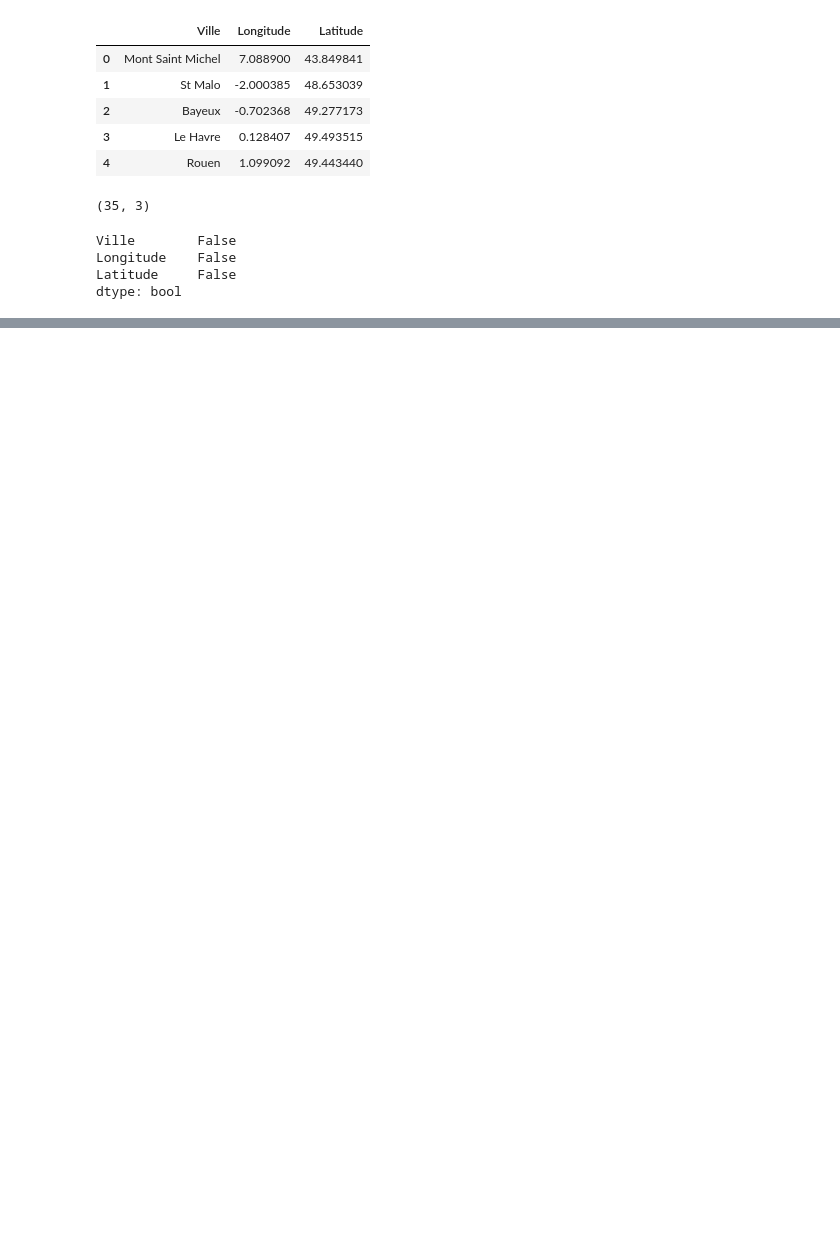
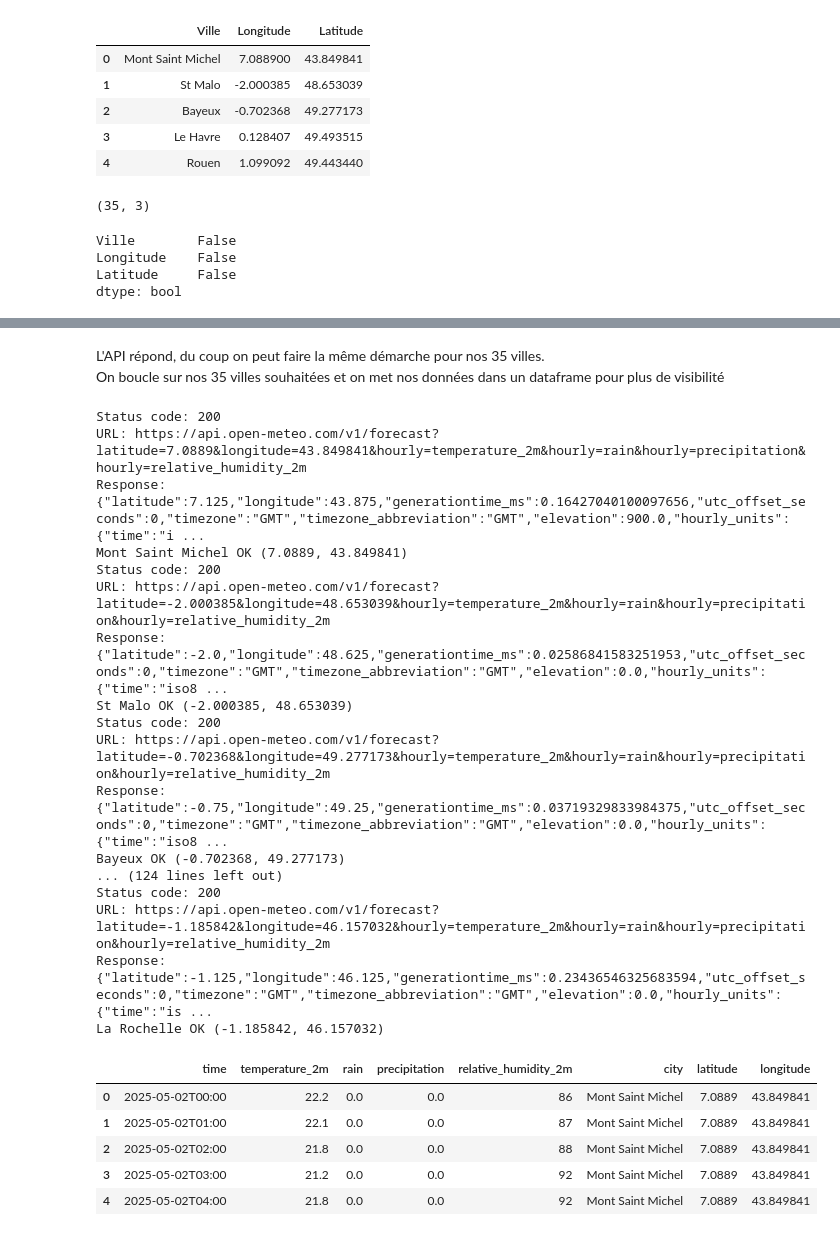
Before and after one commit to datA-jed/Projet-Kayak, a Jupyter notebook: plan_your_trip_with_kayak.ipynb, the cells around one changed output, grey strips where cells are left out. Drawn from its saved outputs; the diff is of its cells as text; code cells hidden in the pictures; blank space fills up the shorter version.

Commit message:
MAJ meteo infos

```diff
--- a/plan_your_trip_with_kayak.ipynb
+++ b/plan_your_trip_with_kayak.ipynb
@@ -160,16 +160,0 @@ fig.show()
-# %%
-base_weather_url = 'https://api.openweathermap.org/data/2.5/onecall?'
-
-def get_weather(lat, lon):
-    params = {
-        'lat': lat,
-        'lon': lon,
-        os.environ['appid']: os.getenv('appid'),
-        'units': 'metric',
-        'exclude':['current','minutely','hourly','alerts']
-    }
-
-    response = requests.get(base_weather_url, params=params)
-    return response.json() if response.status_code == 200 else None
-
-print(response.json())
@@ -184,0 +193,52 @@ None
+# %% [markdown]
+L'API répond, du coup on peut faire la même démarche pour nos 35 villes.\
+On boucle sur nos 35 villes souhaitées et on met nos données dans un dataframe pour plus de visibilité
+# %%
+def json_to_df(weather_data, city, lat, lon):
+    if weather_data and "hourly" in weather_data:
+        df = pd.DataFrame(weather_data["hourly"])
+        df["city"] = city
+        df["latitude"] = lat
+        df["longitude"] = lon
+        return df
+    else:
+        return pd.DataFrame()  # DataFrame vide
+
+# Génération du DataFrame final
+df_final = pd.DataFrame()
+
+for city in villes:
+    lat, lon = get_coordinates(city)
+    if lat is not None and lon is not None:
+        weather_data = get_weather(lat, lon)
+        df_city = json_to_df(weather_data, city, lat, lon)
+        df_final = pd.concat([df_final, df_city], ignore_index=True)
+        print(f"{city} OK ({lat}, {lon})")
+
+
+df_final.reset_index(drop=True, inplace=True)
+df_final.head()
+# %% [output]
+Status code: 200
+URL: https://api.open-meteo.com/v1/forecast?latitude=7.0889&longitude=43.849841&hourly=temperature_2m&hourly=rain&hourly=precipitation&hourly=relative_humidity_2m
+Response: {"latitude":7.125,"longitude":43.875,"generationtime_ms":0.16427040100097656,"utc_offset_seconds":0,"timezone":"GMT","timezone_abbreviation":"GMT","elevation":900.0,"hourly_units":{"time":"i ...
+Mont Saint Michel OK (7.0889, 43.849841)
+Status code: 200
+URL: https://api.open-meteo.com/v1/forecast?latitude=-2.000385&longitude=48.653039&hourly=temperature_2m&hourly=rain&hourly=precipitation&hourly=relative_humidity_2m
+Response: {"latitude":-2.0,"longitude":48.625,"generationtime_ms":0.02586841583251953,"utc_offset_seconds":0,"timezone":"GMT","timezone_abbreviation":"GMT","elevation":0.0,"hourly_units":{"time":"iso8 ...
+St Malo OK (-2.000385, 48.653039)
+Status code: 200
+URL: https://api.open-meteo.com/v1/forecast?latitude=-0.702368&longitude=49.277173&hourly=temperature_2m&hourly=rain&hourly=precipitation&hourly=relative_humidity_2m
+Response: {"latitude":-0.75,"longitude":49.25,"generationtime_ms":0.03719329833984375,"utc_offset_seconds":0,"timezone":"GMT","timezone_abbreviation":"GMT","elevation":0.0,"hourly_units":{"time":"iso8 ...
+Bayeux OK (-0.702368, 49.277173)
+... (124 lines left out)
+Status code: 200
+URL: https://api.open-meteo.com/v1/forecast?latitude=-1.185842&longitude=46.157032&hourly=temperature_2m&hourly=rain&hourly=precipitation&hourly=relative_humidity_2m
+Response: {"latitude":-1.125,"longitude":46.125,"generationtime_ms":0.23436546325683594,"utc_offset_seconds":0,"timezone":"GMT","timezone_abbreviation":"GMT","elevation":0.0,"hourly_units":{"time":"is ...
+La Rochelle OK (-1.185842, 46.157032)
+|  | time | temperature_2m | rain | precipitation | relative_humidity_2m | city | latitude | longitude |
+| 0 | 2025-05-02T00:00 | 22.2 | 0.0 | 0.0 | 86 | Mont Saint Michel | 7.0889 | 43.849841 |
+| 1 | 2025-05-02T01:00 | 22.1 | 0.0 | 0.0 | 87 | Mont Saint Michel | 7.0889 | 43.849841 |
+| 2 | 2025-05-02T02:00 | 21.8 | 0.0 | 0.0 | 88 | Mont Saint Michel | 7.0889 | 43.849841 |
+| 3 | 2025-05-02T03:00 | 21.2 | 0.0 | 0.0 | 92 | Mont Saint Michel | 7.0889 | 43.849841 |
+| 4 | 2025-05-02T04:00 | 21.8 | 0.0 | 0.0 | 92 | Mont Saint Michel | 7.0889 | 43.849841 |
```
Also changed, not shown: parts of 20 cells of this notebook.
